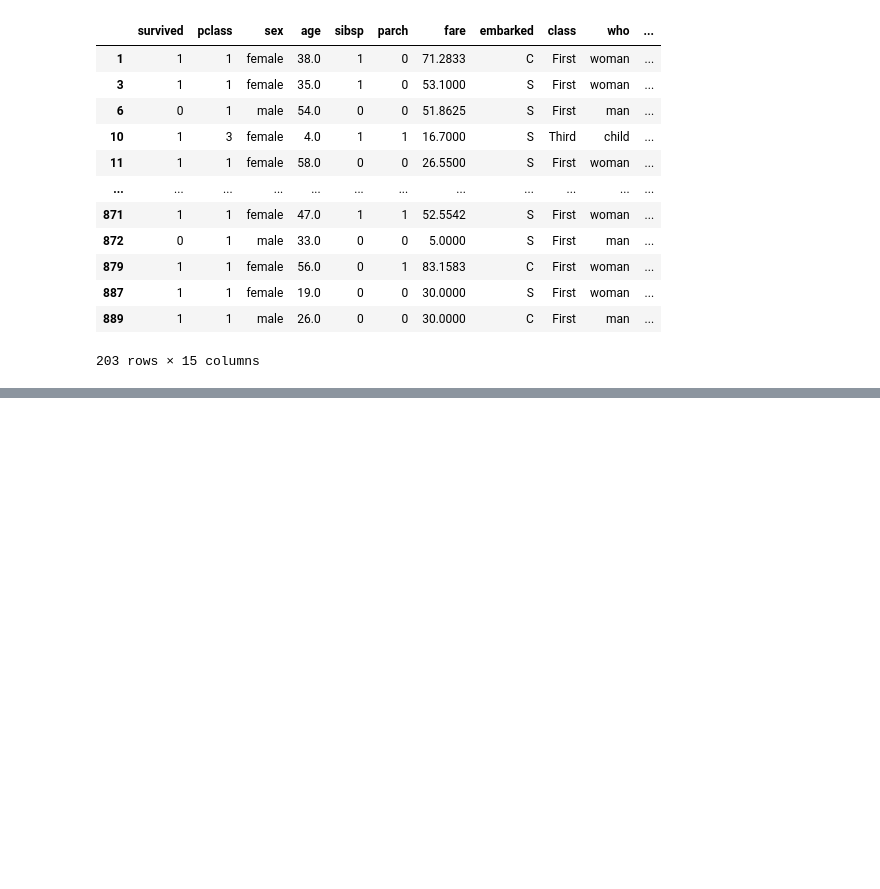
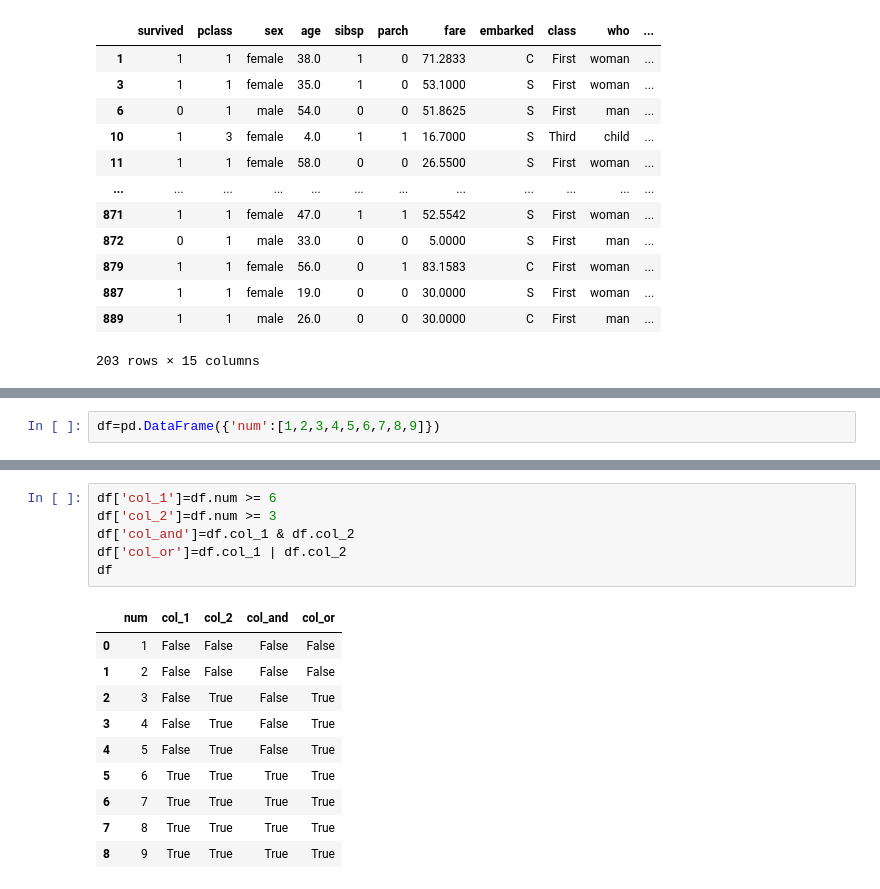
Before and after one commit to sokhan1/Introduction-to-data-analysts, a Jupyter notebook: 3_05_filtering.ipynb, the cells around one changed output, grey strips where cells are left out. Saved outputs shown, nothing was run; the diff lists cells and outputs as text; blank space fills up the shorter version.

```diff
--- a/3_05_filtering.ipynb
+++ b/3_05_filtering.ipynb
@@ -155,0 +177,2 @@ df[~con3] #~=not
+# %%
+df=pd.DataFrame({'num':[1,2,3,4,5,6,7,8,9]})
@@ -155,0 +192,17 @@ df[~con3] #~=not
+# %%
+df['col_1']=df.num >= 6
+df['col_2']=df.num >= 3
+df['col_and']=df.col_1 & df.col_2
+df['col_or']=df.col_1 | df.col_2
+df
+# %% [output]
+|  | num | col_1 | col_2 | col_and | col_or |
+| 0 | 1 | False | False | False | False |
+| 1 | 2 | False | False | False | False |
+| 2 | 3 | False | True | False | True |
+| 3 | 4 | False | True | False | True |
+| 4 | 5 | False | True | False | True |
+| 5 | 6 | True | True | True | True |
+| 6 | 7 | True | True | True | True |
+| 7 | 8 | True | True | True | True |
+| 8 | 9 | True | True | True | True |
```
Also changed, not shown: parts of 17 cells of this notebook.
